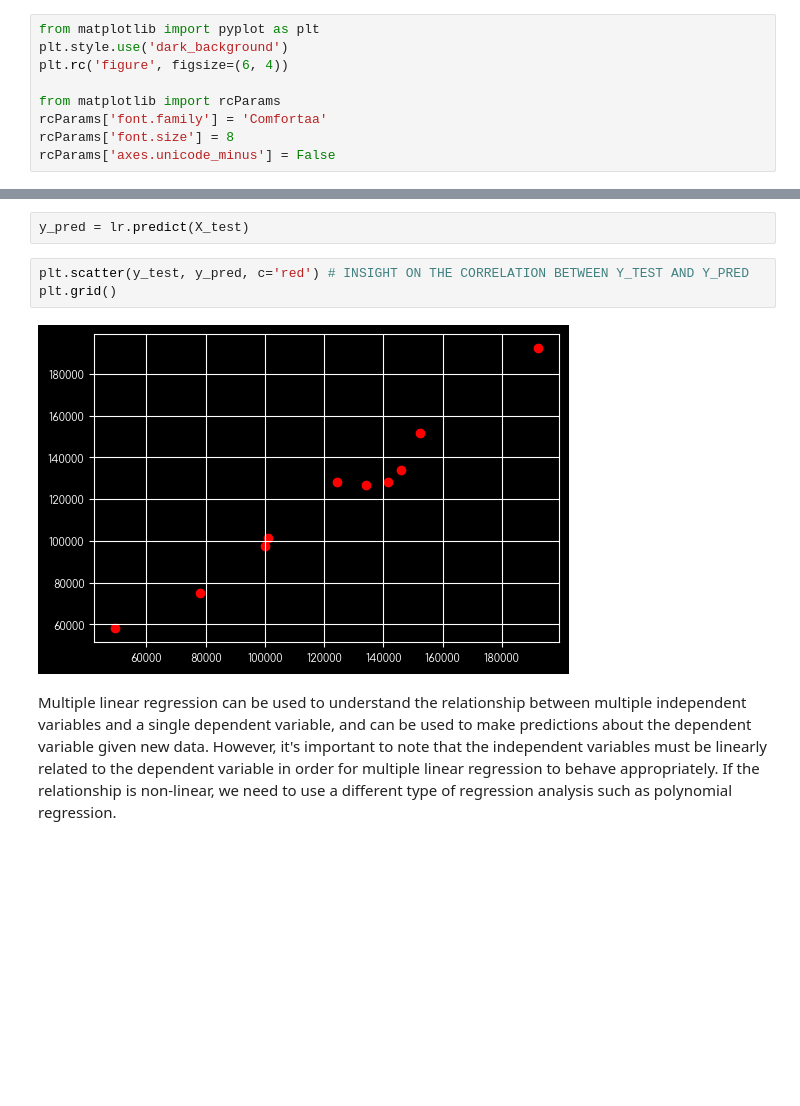
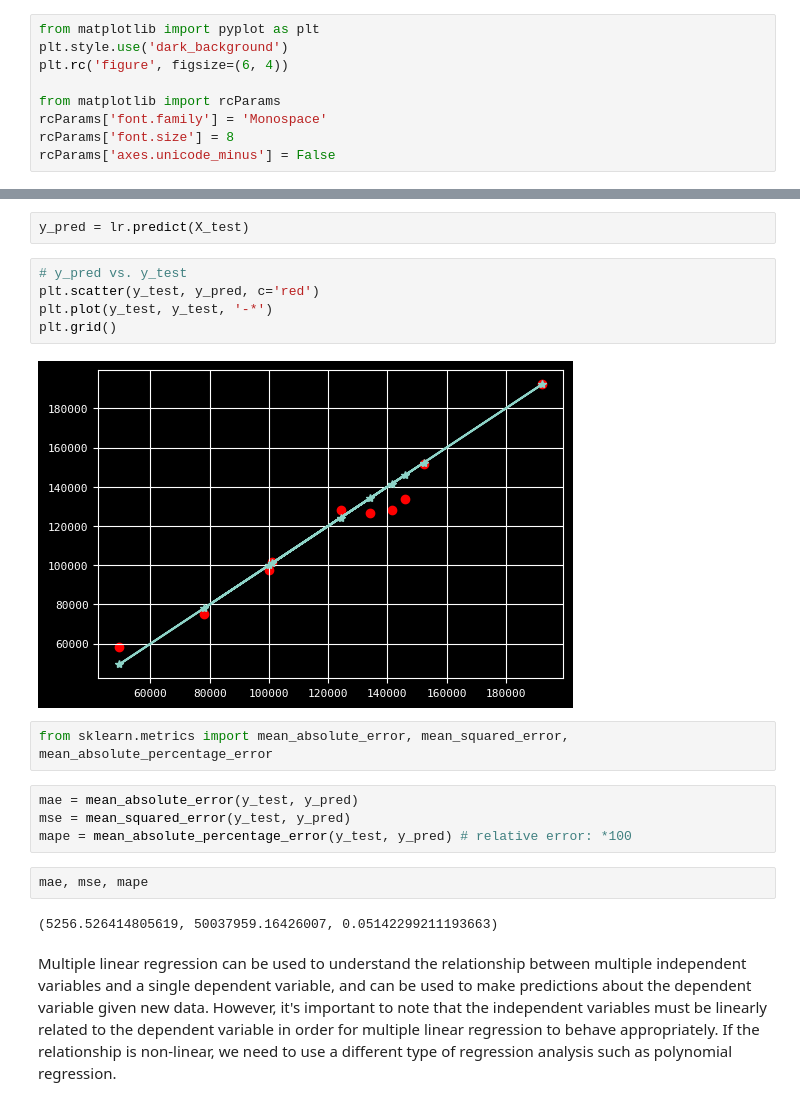
Before and after one commit to a-mhamdi/mlpy, a Jupyter notebook: Codes/Python/multiple-linear-regression.ipynb, the cells around one changed output, grey strips where cells are left out. Saved outputs shown, nothing was run; the diff lists cells and outputs as text; blank space fills up the shorter version.

```diff
--- a/Codes/Python/multiple-linear-regression.ipynb
+++ b/Codes/Python/multiple-linear-regression.ipynb
@@ -29,7 +27,7 @@ plt.style.use('dark_background')
 plt.rc('figure', figsize=(6, 4))
 
 from matplotlib import rcParams
-rcParams['font.family'] = 'Comfortaa'
+rcParams['font.family'] = 'Monospace'
 rcParams['font.size'] = 8
 rcParams['axes.unicode_minus'] = False
 # %%
@@ -192,10 +189,22 @@ array([241495.528])
 Make predictions using the $X$ test set and visualize the results
 # %%
 y_pred = lr.predict(X_test)
-# %%
-plt.scatter(y_test, y_pred, c='red') # INSIGHT ON THE CORRELATION BETWEEN Y_TEST AND Y_PRED
-plt.grid()
-# %% [output]
-[figure, removed]
+# %%
+# y_pred vs. y_test
+plt.scatter(y_test, y_pred, c='red')
+plt.plot(y_test, y_test, '-*')
+plt.grid()
+# %% [output]
+[figure, added]
+# %%
+from sklearn.metrics import mean_absolute_error, mean_squared_error, mean_absolute_percentage_error
+# %%
+mae = mean_absolute_error(y_test, y_pred)
+mse = mean_squared_error(y_test, y_pred)
+mape = mean_absolute_percentage_error(y_test, y_pred) # relative error: *100
+# %%
+mae, mse, mape
+# %% [output]
+(5256.526414805619, 50037959.16426007, 0.05142299211193663)
 # %% [markdown]
 Multiple linear regression can be used to understand the relationship between multiple independent variables and a single dependent variable, and can be used to make predictions about the dependent variable given new data. However, it's important to note that the independent variables must be linearly related to the dependent variable in order for multiple linear regression to behave appropriately. If the relationship is non-linear, we need to use a different type of regression analysis such as polynomial regression.
```
Also changed, not shown: parts of 2 cells of this notebook, 4 other files.
